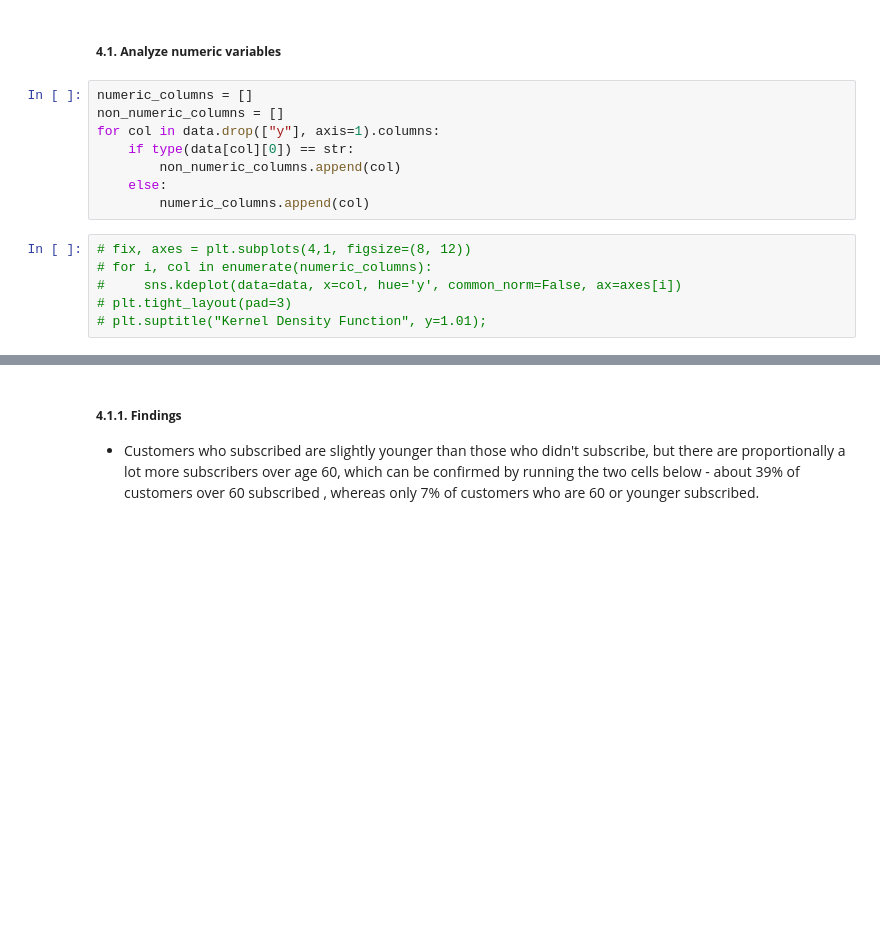
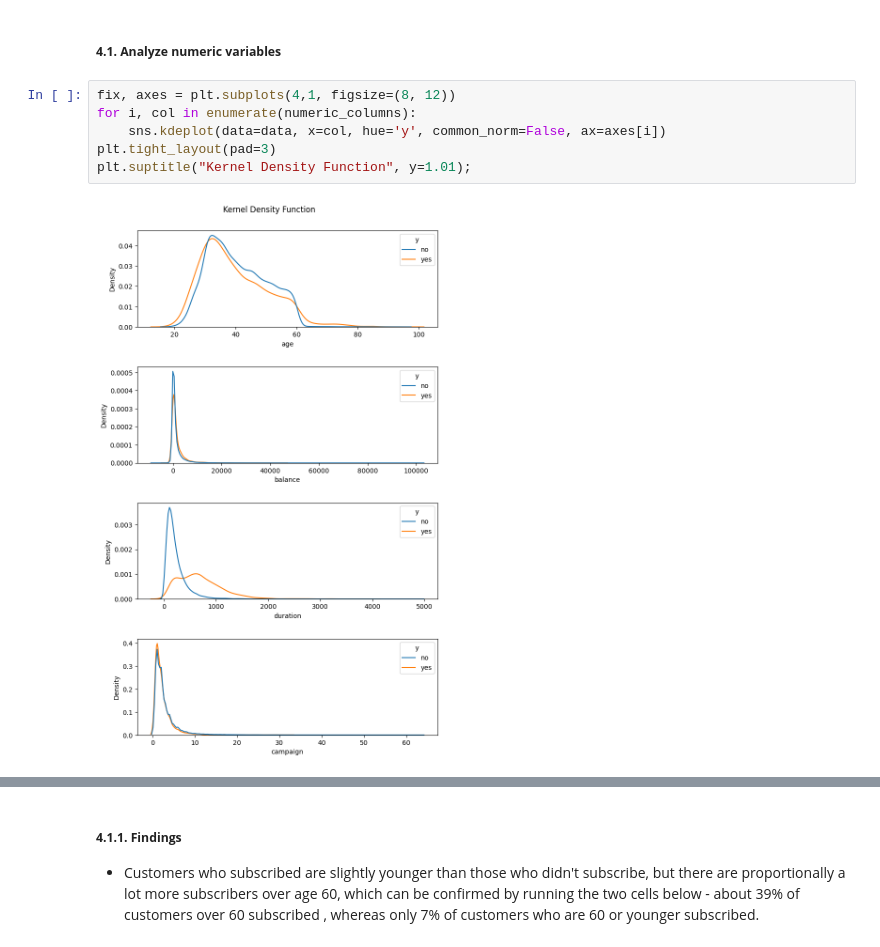
Before and after one commit to henryhyunwookim/Term-Deposit-Marketing, a Jupyter notebook: notebooks/Term Deposit Marketing_v2.ipynb, the cells around one changed output, grey strips where cells are left out. Cells and saved outputs as stored; diff of their text form; blank space fills up the shorter version.

```diff
--- a/notebooks/Term Deposit Marketing_v2.ipynb
+++ b/notebooks/Term Deposit Marketing_v2.ipynb
@@ -394,17 +400,11 @@ we will need to look at numeric and non-numeric columns differently as the types
 # %% [markdown]
 ##### <b>4.1. Analyze numeric variables</b>
-# %%
-numeric_columns = []
-non_numeric_columns = []
-for col in data.drop(["y"], axis=1).columns:
-    if type(data[col][0]) == str:
-        non_numeric_columns.append(col)
-    else:
-        numeric_columns.append(col)
 # %%
-# fix, axes = plt.subplots(4,1, figsize=(8, 12))
-# for i, col in enumerate(numeric_columns):
-#     sns.kdeplot(data=data, x=col, hue='y', common_norm=False, ax=axes[i])
-# plt.tight_layout(pad=3)
-# plt.suptitle("Kernel Density Function", y=1.01);
+fix, axes = plt.subplots(4,1, figsize=(8, 12))
+for i, col in enumerate(numeric_columns):
+    sns.kdeplot(data=data, x=col, hue='y', common_norm=False, ax=axes[i])
+plt.tight_layout(pad=3)
+plt.suptitle("Kernel Density Function", y=1.01);
+# %% [output]
+[figure, added]
 # %%
```
Also changed, not shown: parts of 14 cells of this notebook.
